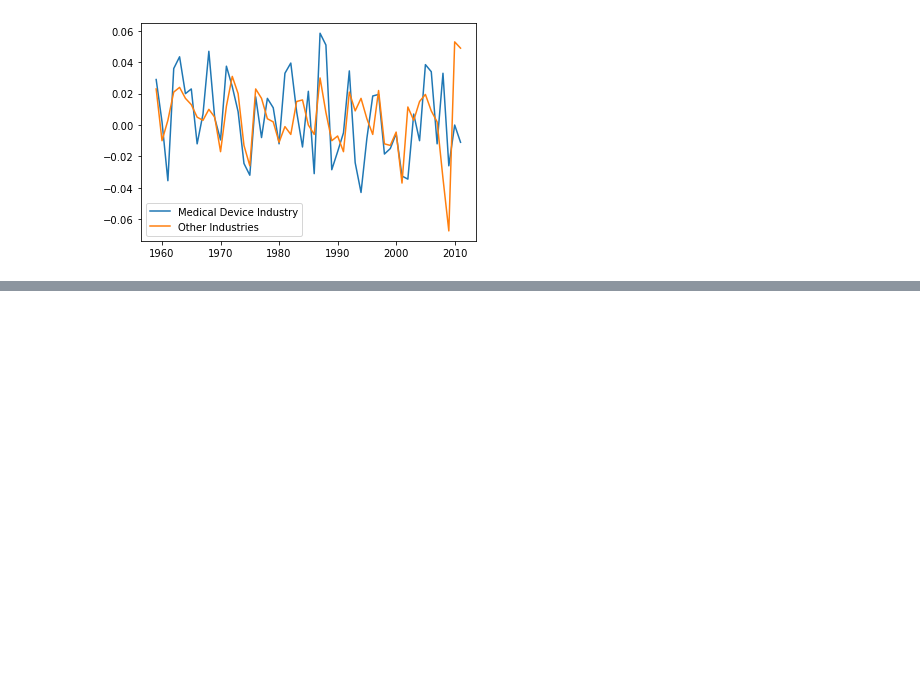
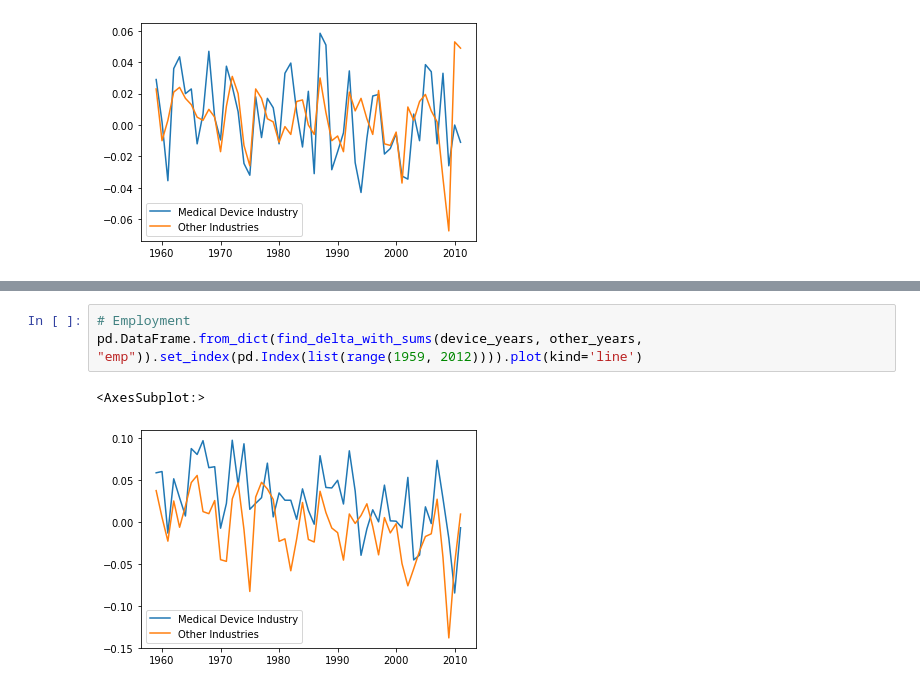
Before and after one commit to BriceB-20/Medical-Device-Project, a Jupyter notebook: Industry Analysis.ipynb, the cells around one changed output, grey strips where cells are left out. Saved outputs shown, nothing was run; the diff lists cells and outputs as text; blank space fills up the shorter version.

```diff
--- a/Industry Analysis.ipynb
+++ b/Industry Analysis.ipynb
@@ -53,0 +60,6 @@ df.sort_values(by="year")
+# %%
+# Employment
+pd.DataFrame.from_dict(find_delta_with_sums(device_years, other_years, "emp")).set_index(pd.Index(list(range(1959, 2012)))).plot(kind='line')
+# %% [output]
+<AxesSubplot:>
+[figure, added]
```
Also changed, not shown: parts of 8 cells of this notebook.
